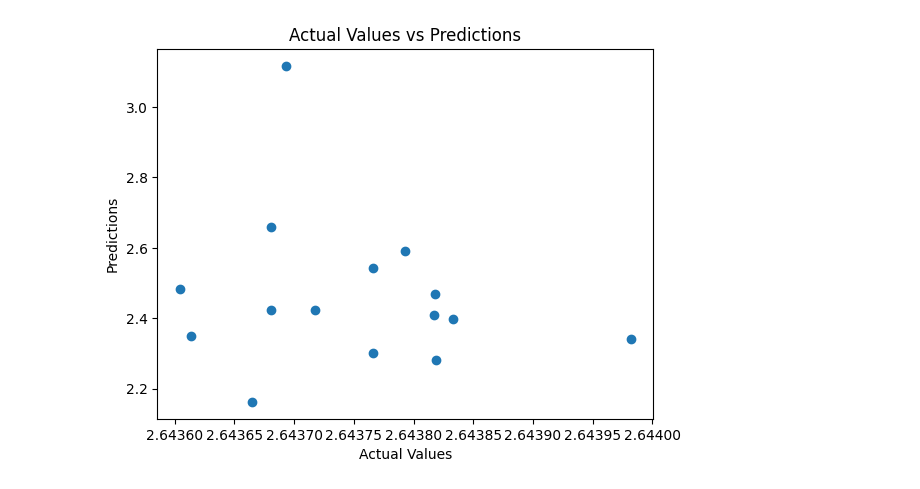
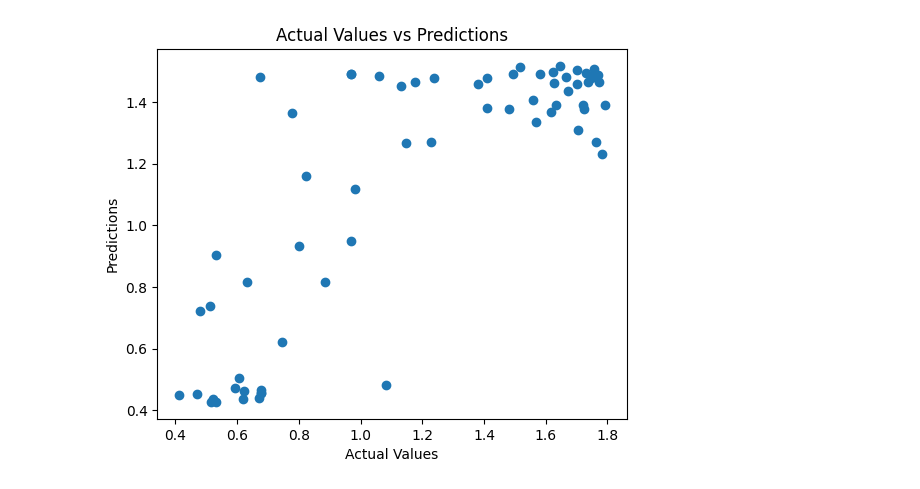
Before and after one commit to umerghafoor/battery-degradation-trajectory-prediction, a Jupyter notebook: neuralnetwoks_lifetime_prediction.ipynb, the cells around one changed output. Drawn from its saved outputs; the diff is of its cells as text; code cells hidden in the pictures.

```diff
--- a/neuralnetwoks_lifetime_prediction.ipynb
+++ b/neuralnetwoks_lifetime_prediction.ipynb
@@ -17,8 +20,8 @@ df.shape
 # %%
 X = df.iloc[:, :-2]
-y = df['Capacity']
+y = df.iloc[:, -1:]
 
-X_train, X_test, y_train, y_test = train_test_split(X, y, test_size=0.1, random_state=42)
+X_train, X_test, y_train, y_test = train_test_split(X, y, test_size=0.15, random_state=42)
 
 # Print the shapes of the resulting sets
 print("X_train shape:", X_train.shape)
@@ -56,12 +81,16 @@ Name: Capacity, Length: 99, dtype: float64
 # %%
 model = keras.Sequential([
-    layers.Dense(128, activation='relu', input_shape=(X_train.shape[1],)),
+    layers.Dense(512, activation='relu', input_shape=(X_train_scaled.shape[1],)),
+    layers.Dropout(0.5),
+    layers.Dense(256, activation='relu'),
+    layers.Dropout(0.5),
     layers.Dense(64, activation='relu'),
+    layers.Dropout(0.5),
     layers.Dense(1, activation='linear')
 ])
 # %%
 model.compile(optimizer='adam', loss=tf.compat.v1.losses.mean_squared_error)
 # %%
-history = model.fit(X_train, y_train, epochs=100, batch_size=32, validation_split=0.1, verbose=2)
+history = model.fit(X_train_scaled, y_train, epochs=100, batch_size=32, validation_split=0.1, verbose=2)
 # %% [output]
 Epoch 1/100
@@ -96,7 +140,7 @@ Accuracy: 0.7598555535078049
 y_test_values = y_test.to_numpy().flatten()
 
 # Get model predictions
-predictions = model.predict(X_test).flatten()
+predictions = model.predict(X_test_scaled).flatten()
 
 # Print y_test, predictions, and the difference side by side
 for true_value, predicted_value in zip(y_test_values, predictions):
@@ -139,11 +167,14 @@ array([[2.6437926],
 # %%
+# Plot actual values vs predictions
+plt.scatter(y_test_values, predictions)
+plt.xlabel('Actual Values')
+plt.ylabel('Predictions')
+plt.title('Actual Values vs Predictions')
+# plt.xscale(3)
 
-# Plot actual values vs predictions
-plt.scatter(predictions, y_test_values)
-plt.ylabel('Predictions')
-plt.xlabel('Actual Values')
-plt.title('Actual Values vs Predictions')
+
+plt.gca().set_aspect('equal', adjustable='box')
 
 plt.show()
 # %% [output]
-[figure, old version]
+[figure, new version]
```
Also changed, not shown: parts of 12 cells of this notebook, 1 other file.
